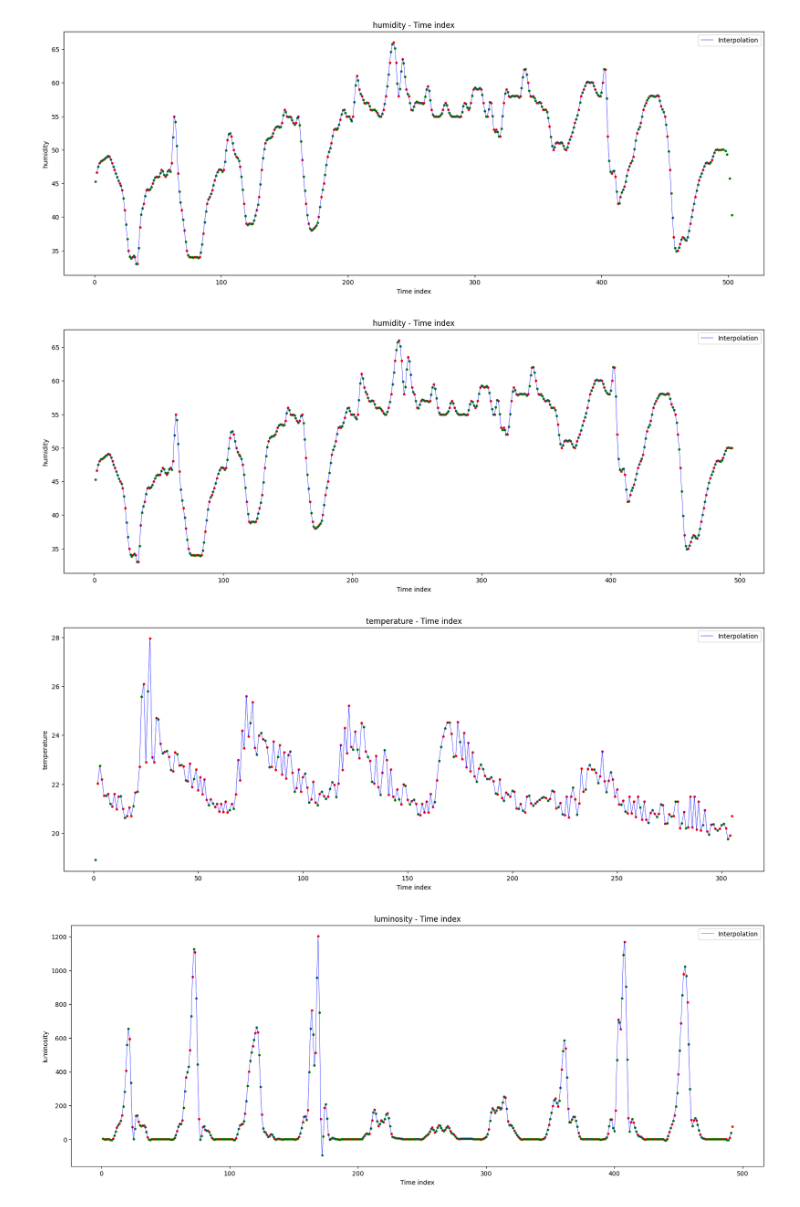
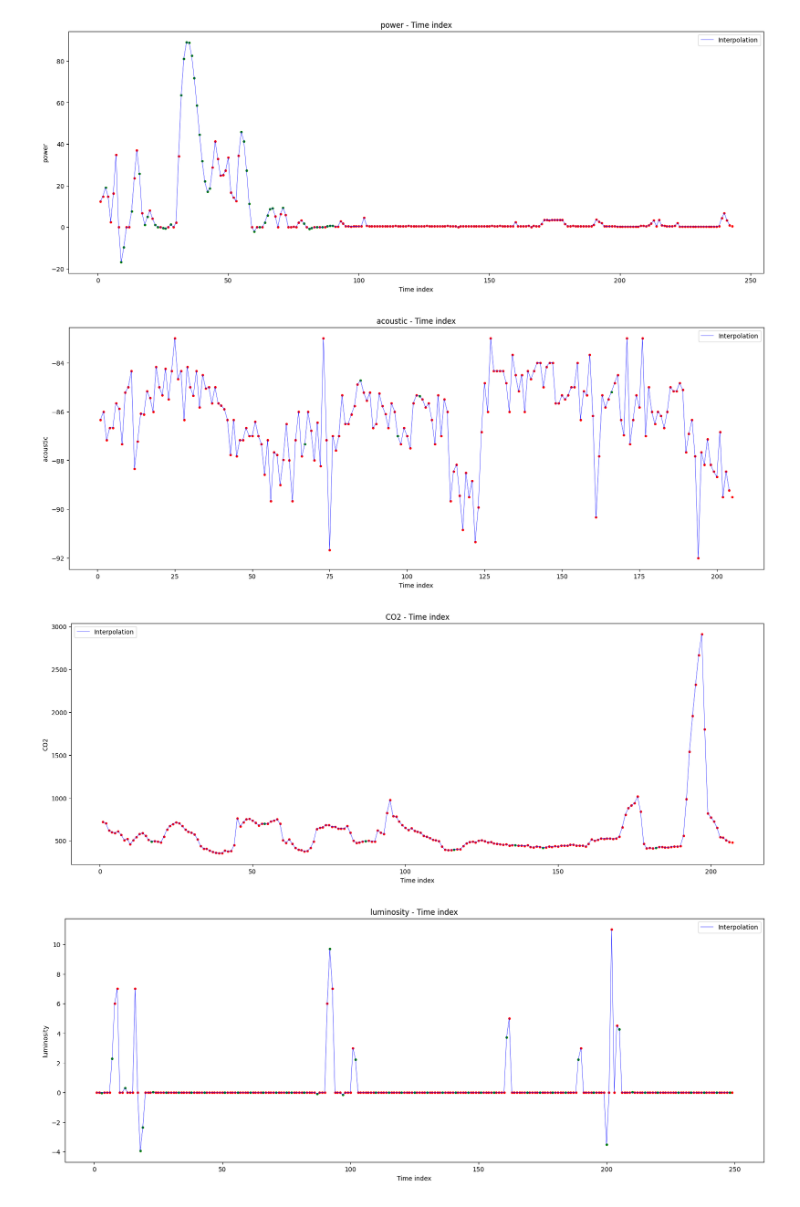
Before and after one commit to nguyenddat/Cluster_multidimension_data, a Jupyter notebook: process_data.ipynb, the cells around one changed output. Cells and saved outputs as stored; diff of their text form; code cells hidden in the pictures.

```diff
--- a/process_data.ipynb
+++ b/process_data.ipynb
@@ -320,9 +247,9 @@ for i in tqdm(range(len(timestamps) - 1)):
     start = timestamps[i]
     end = timestamps[i + 1]
 
-    segment = filtered_acoustic[
-        (filtered_acoustic["epochtime"] >= start) &
-        (filtered_acoustic["epochtime"] < end)
+    segment = segment_df[
+        (segment_df["epochtime"] >= start) &
+        (segment_df["epochtime"] < end)
     ]
 
     if segment.empty:
@@ -340,20 +267,15 @@ multi_lineplot(segmented_data[1], "Segment 3")
+# %%
+df_data = {"start_time": [], "end_time": []}
+for datatype in datatypes:
+    df_data[datatype] = []
 # %%
-df_data = {
-    "start_time": [],
-    "end_time": [],
-    "temperature": [],
-    "luminosity": [],
-    "humidity": []
-}
-
-cnt = 0
 for i in tqdm(range(len(timestamps) - 1)):
     start_time = timestamps[i]
     end_time = timestamps[i + 1]
 
-    segment = filtered_acoustic[
-        (filtered_acoustic["epochtime"] >= start_time) &
-        (filtered_acoustic["epochtime"] < end_time)
+    segment = segment_df[
+        (segment_df["epochtime"] >= start_time) &
+        (segment_df["epochtime"] < end_time)
     ]
 
     if segment.empty:
@@ -361,27 +283,22 @@ for i in tqdm(range(len(timestamps) - 1)):
         df_data["end_time"].append(end_time)
         for datatype in datatypes:
             df_data[datatype].append(pd.NA)
-
         continue
 
     df_data["start_time"].append(start_time)
     df_data["end_time"].append(end_time)
 
     for datatype in datatypes:
-        if datatype in {"acoustic", "motion"}:
-            continue
-
-        data_rows = segment[
-            segment["datatype"] == datatype
-        ]
+        data_rows = segment[segment["datatype"] == datatype]
 
         if segment.empty:
             df_data[datatype].append(pd.NA)
 
-        if datatype != "motion":
+        if datatype not in {"motion", "contact"}:
             df_data[datatype].append(
                 data_rows["value"].mean()
             )
+
         else:
             df_data[datatype].append(
                 data_rows["value"].sum()
@@ -490,4 +344,0 @@ def test_continous_interpolation(df: pd.DataFrame, datatype: str, plot = False):
-# %%
-interpolated_humidty = test_continous_interpolation(humidity_df, "humidity", True)
-# %% [output]
-[figure, removed]
@@ -553,16 +406,21 @@ def trigger_interpolation(df, datatype):
 # %%
 interpolated_df = expected_df.copy()
 
 interpolated_df["time_index"] = pd.factorize(
     interpolated_df[["start_time", "end_time"]].astype(str).apply(lambda x: "_".join(x), axis = 1)
 )[0] + 1
 
 
-for datatype in ["humidity", "temperature", "luminosity"]:
-    interpolated_df = continous_interpolation(interpolated_df, datatype, True)
+for datatype in datatypes:
+    if datatype not in {"motion", "contact"}:
+        interpolated_df = continous_interpolation(interpolated_df, datatype, True)
+    else:
+        if datatype == "motion":
+            interpolated_df = trigger_interpolation(interpolated_df, datatype)
 
 interpolated_df.drop(columns = ["time_index"], inplace = True)
 # %% [output]
-[figure, old version]
+[figure, new version]
-[figure, old version]
+[figure, new version]
-[figure, old version]
+[figure, new version]
+[figure, added]
```
Also changed, not shown: parts of 47 cells of this notebook, 10 other files.
